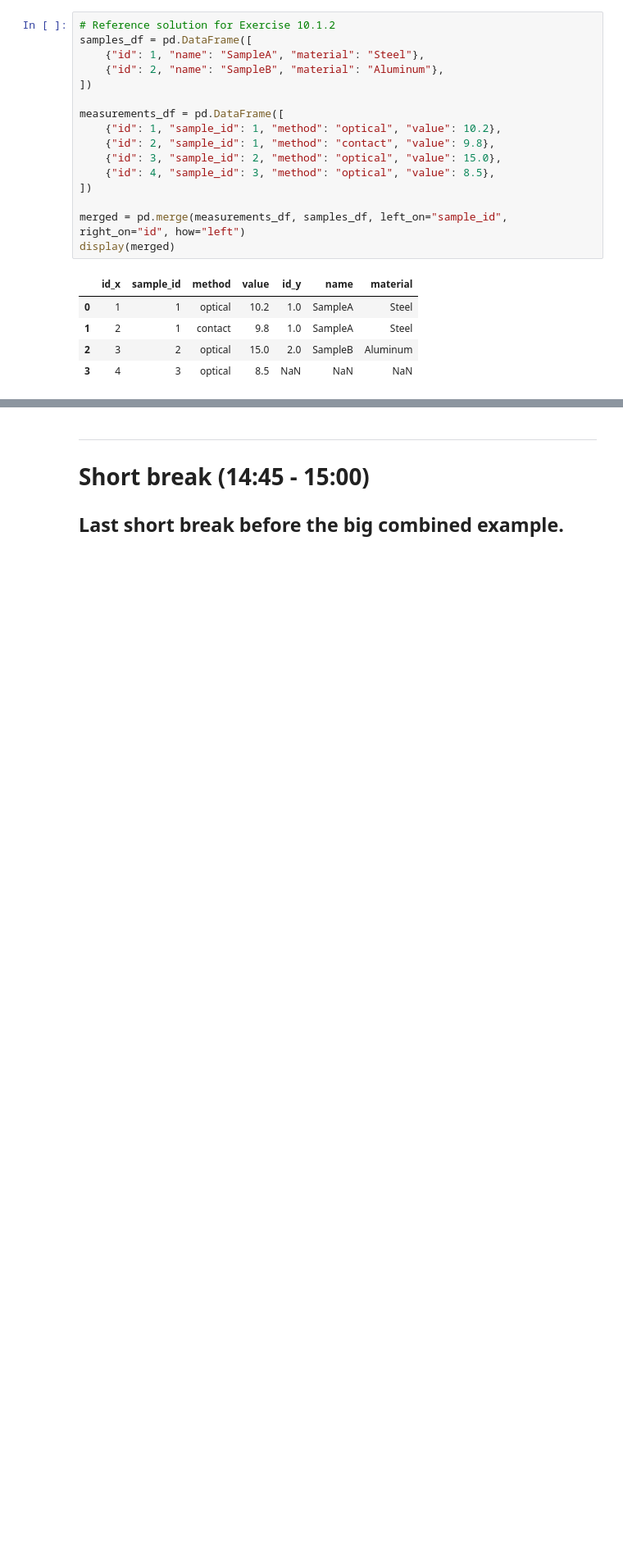
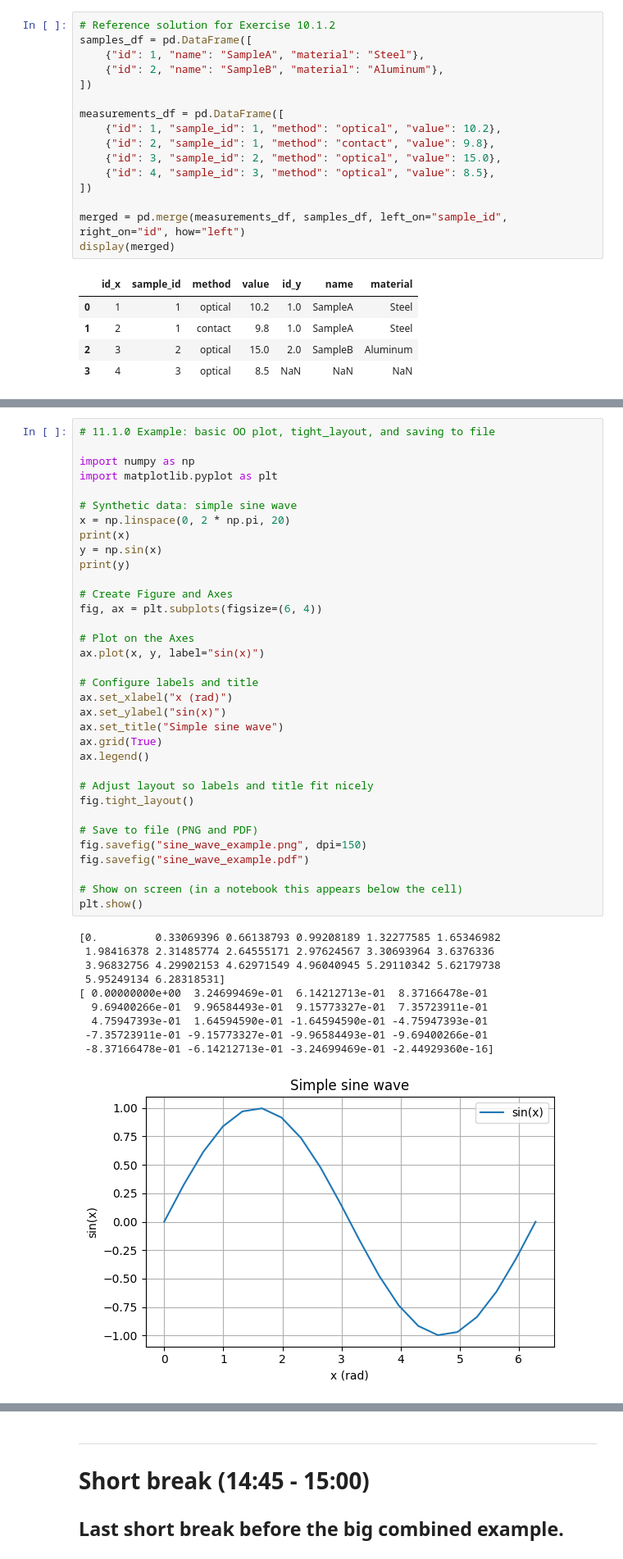
Before and after one commit to Artillence/python_advanced_course, a Jupyter notebook: day2_advanced_data_and_databases.ipynb, the cells around one changed output, grey strips where cells are left out. Shown: that part at 82% size. Cells and saved outputs as stored; diff of their text form; blank space fills up the shorter version.

```diff
--- a/day2_advanced_data_and_databases.ipynb
+++ b/day2_advanced_data_and_databases.ipynb
@@ -1733,0 +3167,45 @@ plt.show()
+# %%
+# 11.1.0 Example: basic OO plot, tight_layout, and saving to file
+
+import numpy as np
+import matplotlib.pyplot as plt
+
+# Synthetic data: simple sine wave
+x = np.linspace(0, 2 * np.pi, 20)
+print(x)
+y = np.sin(x)
+print(y)
+
+# Create Figure and Axes
+fig, ax = plt.subplots(figsize=(6, 4))
+
+# Plot on the Axes
+ax.plot(x, y, label="sin(x)")
+
+# Configure labels and title
+ax.set_xlabel("x (rad)")
+ax.set_ylabel("sin(x)")
+ax.set_title("Simple sine wave")
+ax.grid(True)
+ax.legend()
+
+# Adjust layout so labels and title fit nicely
+fig.tight_layout()
+
+# Save to file (PNG and PDF)
+fig.savefig("sine_wave_example.png", dpi=150)
+fig.savefig("sine_wave_example.pdf")
+
+# Show on screen (in a notebook this appears below the cell)
+plt.show()
+# %% [output]
+[0.         0.33069396 0.66138793 0.99208189 1.32277585 1.65346982
+ 1.98416378 2.31485774 2.64555171 2.97624567 3.30693964 3.6376336
+ 3.96832756 4.29902153 4.62971549 4.96040945 5.29110342 5.62179738
+ 5.95249134 6.28318531]
+[ 0.00000000e+00  3.24699469e-01  6.14212713e-01  8.37166478e-01
+  9.69400266e-01  9.96584493e-01  9.15773327e-01  7.35723911e-01
+  4.75947393e-01  1.64594590e-01 -1.64594590e-01 -4.75947393e-01
+ -7.35723911e-01 -9.15773327e-01 -9.96584493e-01 -9.69400266e-01
+ -8.37166478e-01 -6.14212713e-01 -3.24699469e-01 -2.44929360e-16]
+[figure, added]
```
Also changed, not shown: parts of 63 cells of this notebook, 2 other files.
